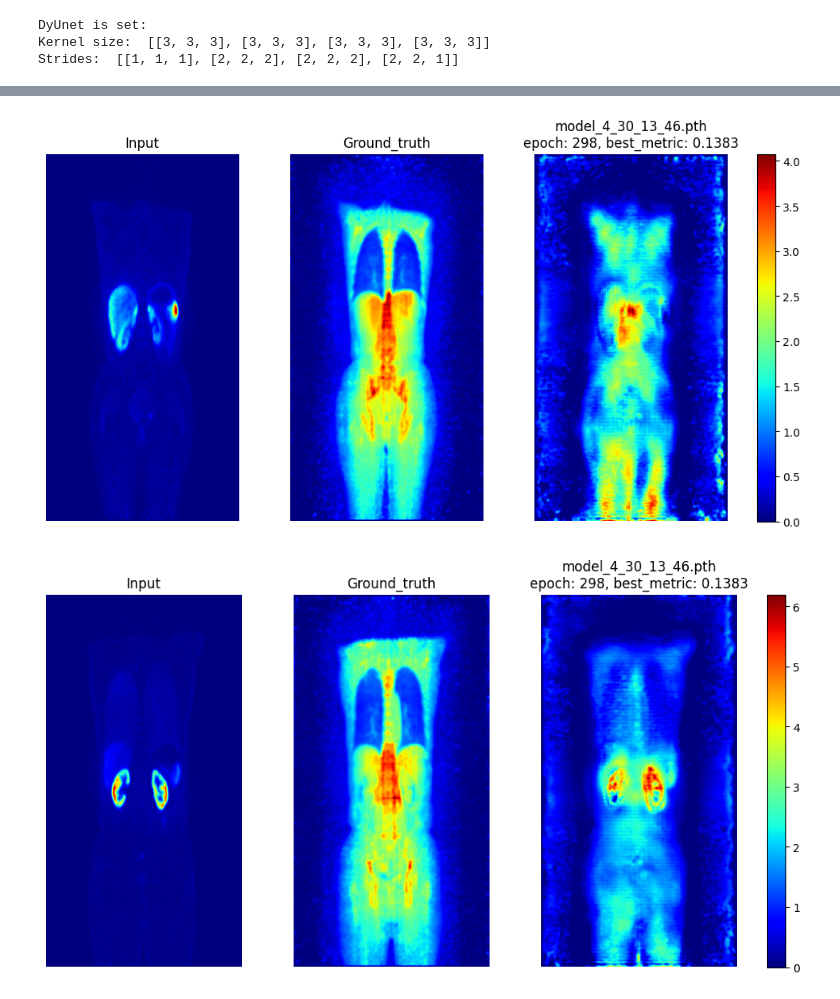
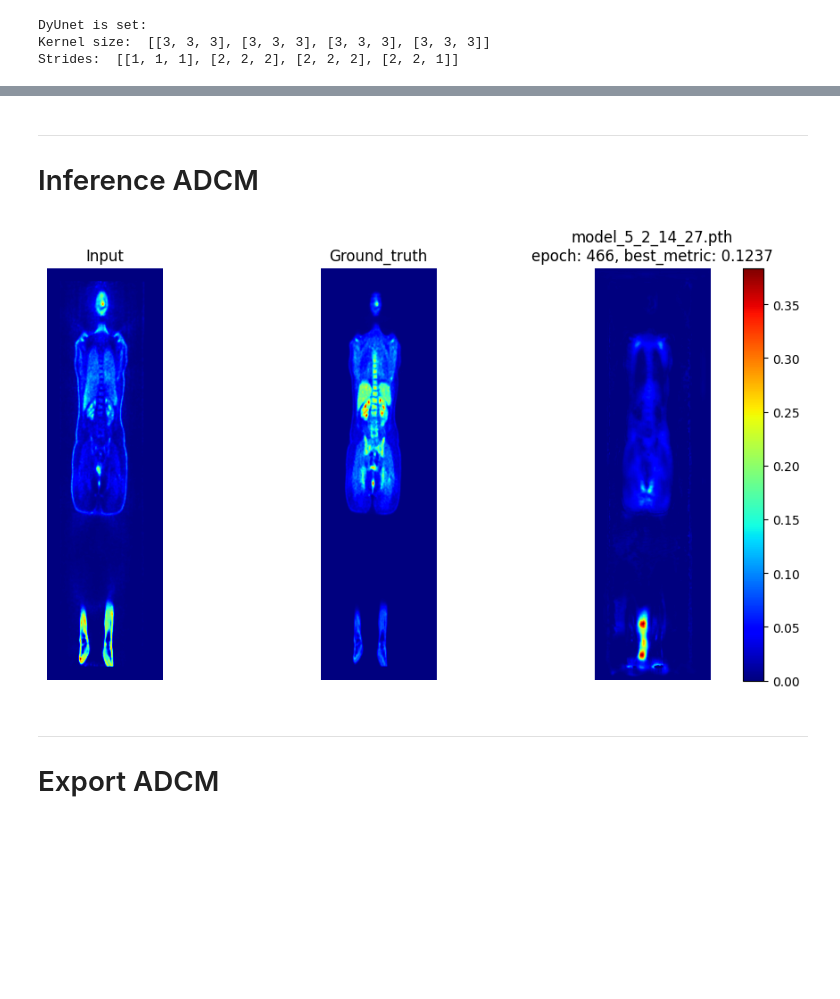
Before and after one commit to s-shahpouri/DL_PET, a Jupyter notebook: Inference_ADCM.ipynb, the cells around one changed output, grey strips where cells are left out. Drawn from its saved outputs; the diff is of its cells as text; code cells hidden in the pictures; blank space fills up the shorter version.

```diff
--- a/Inference_ADCM.ipynb
+++ b/Inference_ADCM.ipynb
@@ -203,25 +223,27 @@ test_name
+# %% [markdown]
+------
+# Inference ADCM
 # %%
 import torch
-from data_preparation import visualize_coronal_slice
+from vis import visualize_coronal_slice
 
 # spatial_size = (336, 336, 640)
-roi_size = (168, 168, 32)
+roi_size = (168, 168, 16)
 # roi_size = (336, 336, 32)
 
 sw_batch_size = 64
 slice_number = 100
 
 with torch.no_grad():
     for i, data in enumerate(test_loader):
 
         predict = sliding_window_inference(data["image"].to(device), roi_size,
                           sw_batch_size, model, progress=True, overlap=0.90)
 
         visualize_coronal_slice(data, predict, slice_number,
                                 f"{bestmodel_filename}\nepoch: {best_epoch}, best_metric: {best_metric}",
                                 "jet", Norm=False)
-        if i == 1:
+        if i == 0:
             break
 # %% [output]
-[figure, old version]
+[figure, new version]
-[figure, removed]
@@ -250,3 +250,6 @@ with torch.no_grad():
+# %% [markdown]
+-------------
+# Export ADCM
 # %%
 
 from monai.transforms import Compose
```
Also changed, not shown: parts of 19 cells of this notebook, 7 other files.
